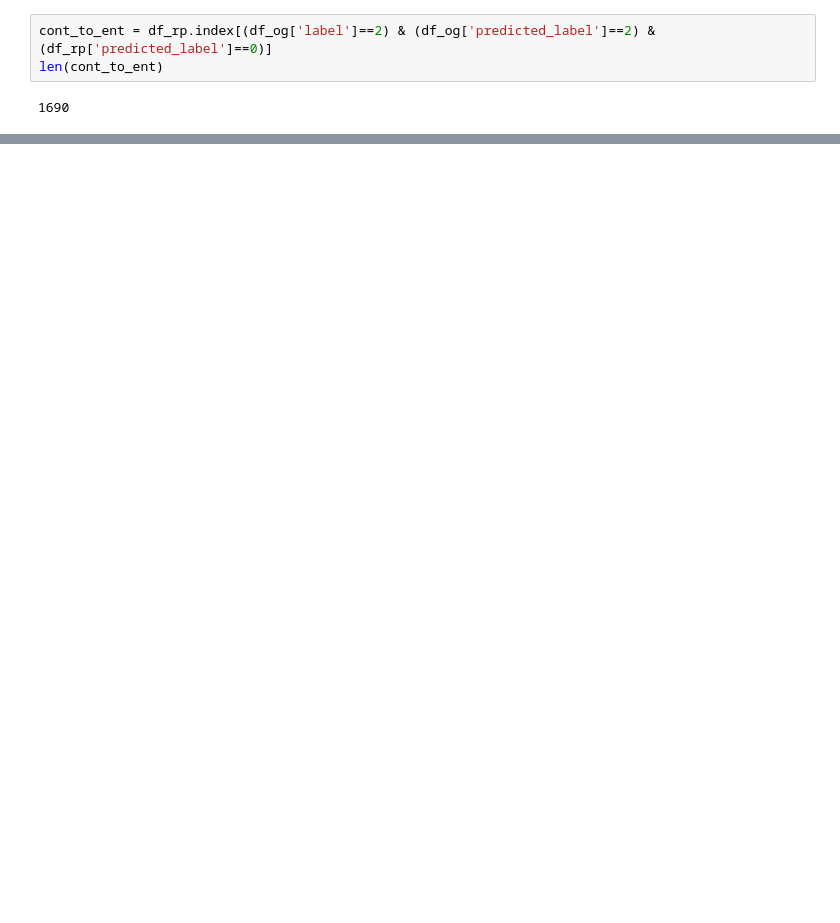
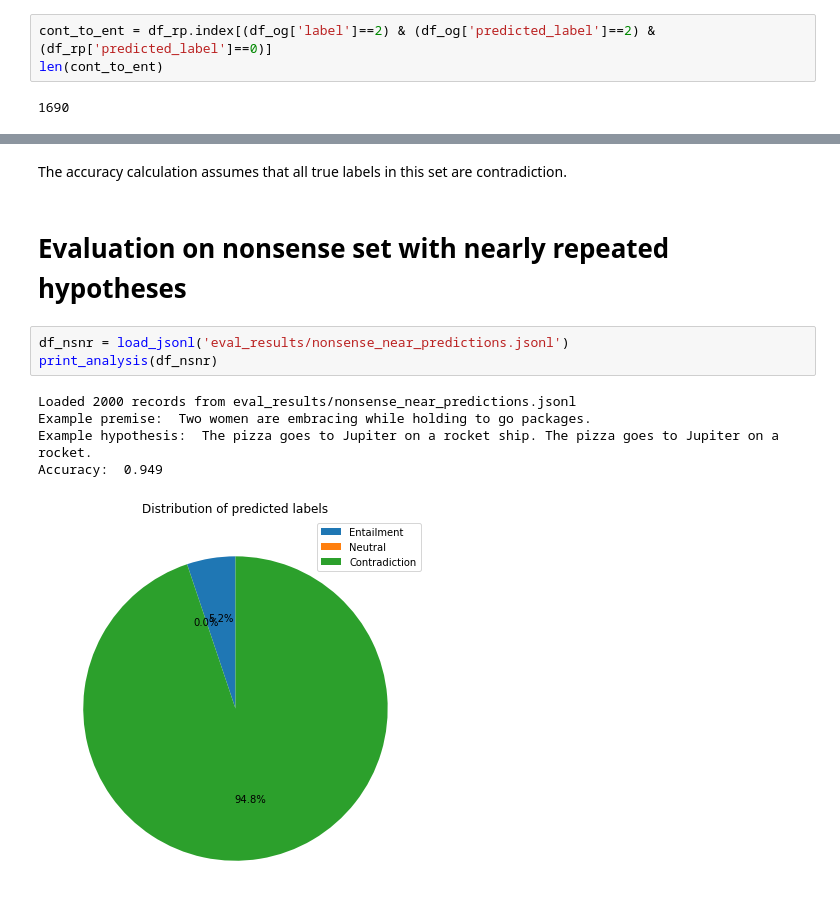
Before and after one commit to emc5ud/fp-dataset-artifacts, a Jupyter notebook: brian/brian-analysis.ipynb, the cells around one changed output, grey strips where cells are left out. Saved outputs shown, nothing was run; the diff lists cells and outputs as text; blank space fills up the shorter version.

```diff
--- a/brian/brian-analysis.ipynb
+++ b/brian/brian-analysis.ipynb
@@ -88,0 +101,13 @@ Predicted label:  0
+# %% [markdown]
+The accuracy calculation assumes that all true labels in this set are contradiction.
+# %% [markdown]
+# Evaluation on nonsense set with nearly repeated hypotheses
+# %%
+df_nsnr = load_jsonl('eval_results/nonsense_near_predictions.jsonl')
+print_analysis(df_nsnr)
+# %% [output]
+Loaded 2000 records from eval_results/nonsense_near_predictions.jsonl
+Example premise:  Two women are embracing while holding to go packages.
+Example hypothesis:  The pizza goes to Jupiter on a rocket ship. The pizza goes to Jupiter on a rocket.
+Accuracy:  0.949
+[figure, added]
```
Also changed, not shown: parts of 22 cells of this notebook, 6 other files.
